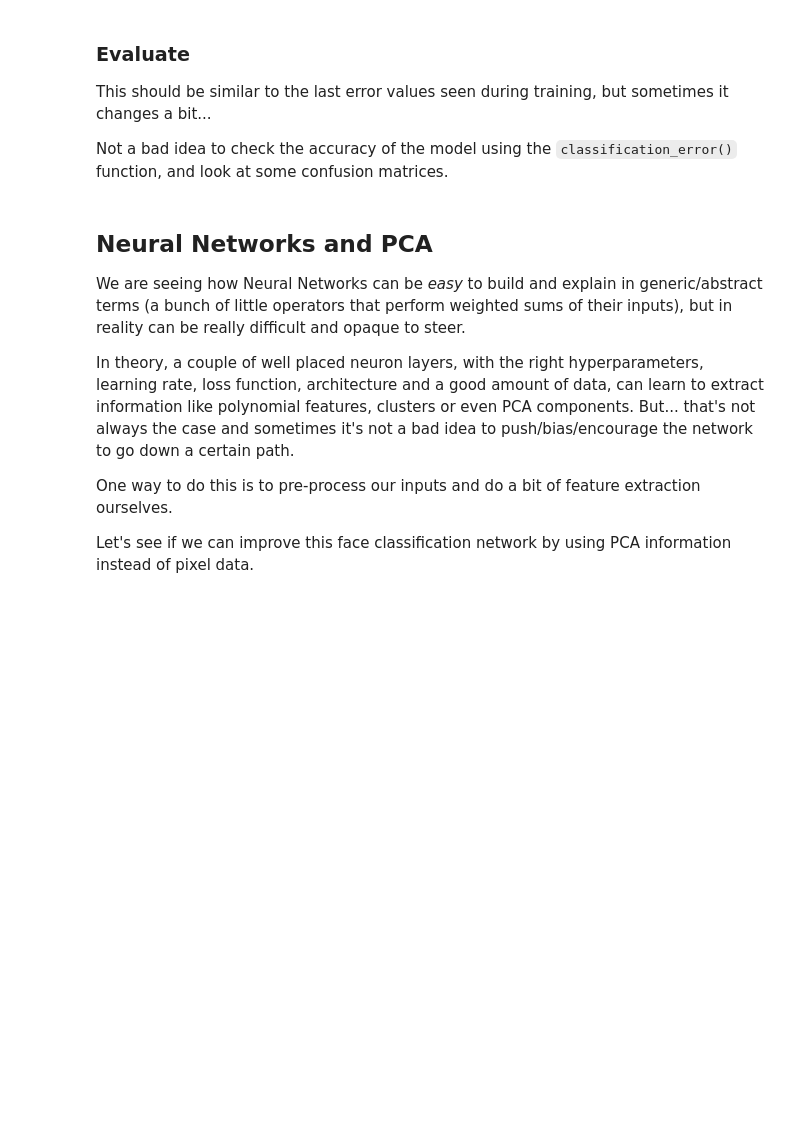
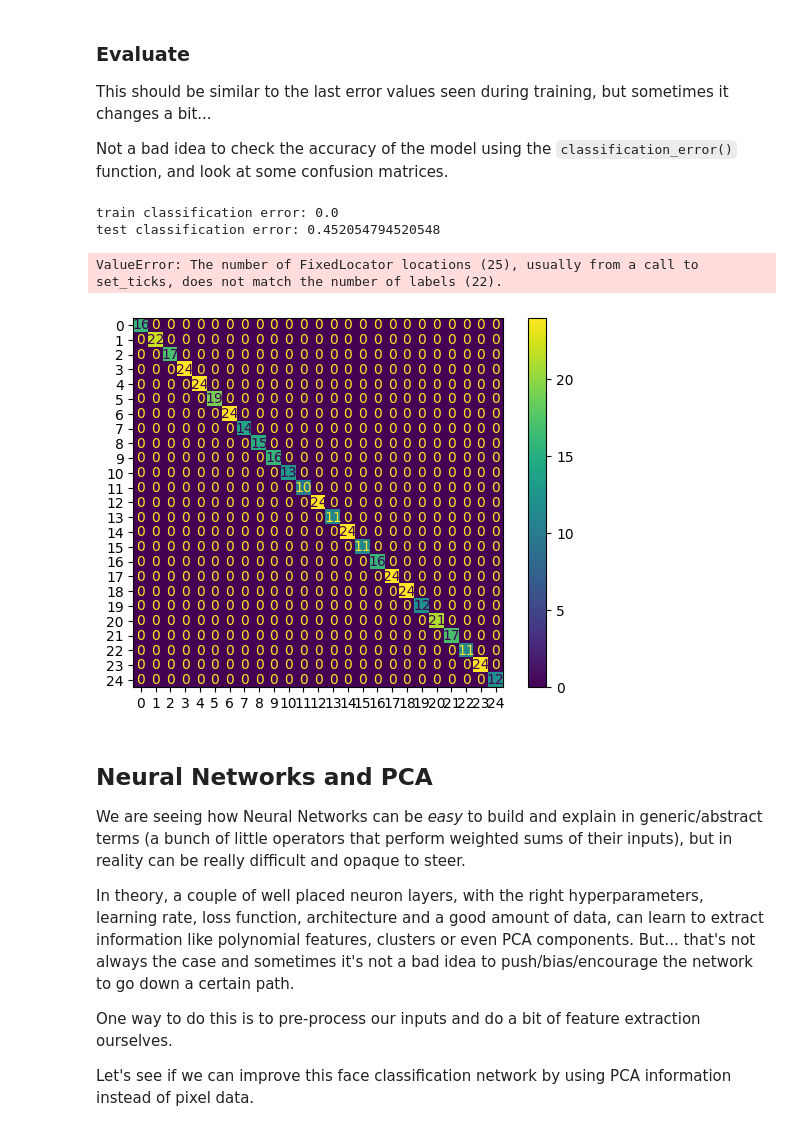
Before and after one commit to machineLearn-xuan/HW12, a Jupyter notebook: Homework12.ipynb, the cells around one changed output. Drawn from its saved outputs; the diff is of its cells as text; code cells hidden in the pictures; blank space fills up the shorter version.

```diff
--- a/Homework12.ipynb
+++ b/Homework12.ipynb
@@ -91,5 +127,9 @@ Let's create a single layer neural network, like the one from class, and train i
 In addition to the actual model/network, we also need an optimizer and a loss function.
 # %%
 # TODO: Create the model and optimizer, the loss function is already defined
+model = nn.Linear(x_train.shape[1], 25)
+
+learning_rate = 5e-1
+optim = torch.optim.SGD(model.parameters(), lr=learning_rate)
 
 loss_fn = nn.CrossEntropyLoss()
@@ -130,3 +214,21 @@ Not a bad idea to check the accuracy of the model using the `classification_erro
+# %%
+# TODO: classification error for train and test data
+train_pred = model(x_train).argmax(dim=1)
+train_error = classification_error(train_pred, y_train)
+print(f"train classification error: {train_error}")
+
+test_pred = model(x_test).argmax(dim=1)
+test_error = classification_error(test_pred, y_test)
+print(f"test classification error: {test_error}")
+
+# TODO: confusion matrices for train and test data
+display_confusion_matrix(train_pred, y_train, "Train Confusion Matrix")
+display_confusion_matrix(test_pred, y_test, "Test Confusion Matrix")
+# %% [output]
+train classification error: 0.0
+test classification error: 0.452054794520548
+ValueError: The number of FixedLocator locations (25), usually from a call to set_ticks, does not match the number of labels (22).
+[figure, added]
 # %% [markdown]
 ## Neural Networks and PCA
 
```
Also changed, not shown: parts of 11 cells of this notebook, 1 other file.
